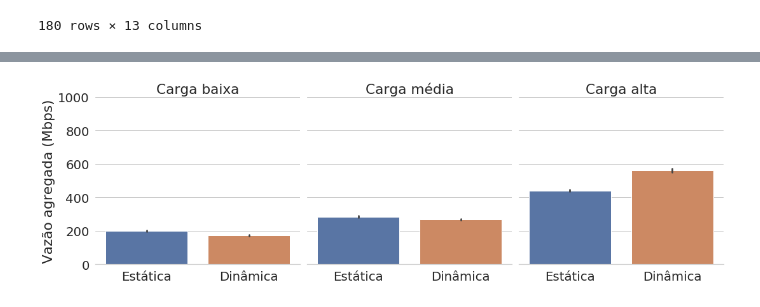
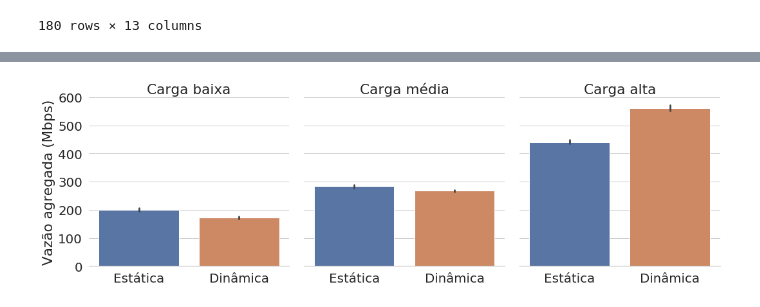
Before and after one commit to pedrobellotti/iperftestes, a Jupyter notebook: Ambiente real/Scripts/analise-real.ipynb, the cells around one changed output, grey strips where cells are left out. Drawn from its saved outputs; the diff is of its cells as text; code cells hidden in the pictures.

```diff
--- a/Ambiente real/Scripts/analise-real.ipynb
+++ b/Ambiente real/Scripts/analise-real.ipynb
@@ -151,15 +169,15 @@ if (salvarGraficos):
 # %%
 gpb2 = gpb.groupby(["Política", "TempoChegada", "Seed"]).sum()
 gpb2["MbSeg"] = gpb2["Total"]/125000/tempoEstavel #Divide por 125000 para bytes->megabits
 gpb2.reset_index(inplace=True)
 gpb2["NomeTempo"] = gpb2["TempoChegada"].map({"010": "alta", "020": "média", "030": "baixa"})
 sns_plt = sns.catplot(x="Política", y="MbSeg", kind="bar", ci=confianca, data=gpb2, col="NomeTempo", col_order=["baixa", "média","alta"], order=["Estática", "Dinâmica"])
-sns_plt.set(ylim=(0, 1000))
+sns_plt.set(ylim=(0, 600))
 #sns_plt.fig.suptitle('Vazão média por método no intervalo estável', y=1.05)
 sns_plt.set_axis_labels("", "Vazão agregada (Mbps)")
 sns_plt.set_titles("Carga {col_name}")
 sns_plt.despine(left=True)
 if (salvarGraficos):
     sns_plt.savefig("Graficos/VazaoIntervaloEstavelPorMetodo.pdf")
 # %% [output]
-[figure, old version]
+[figure, new version]
```
Also changed, not shown: parts of 3 cells of this notebook.
